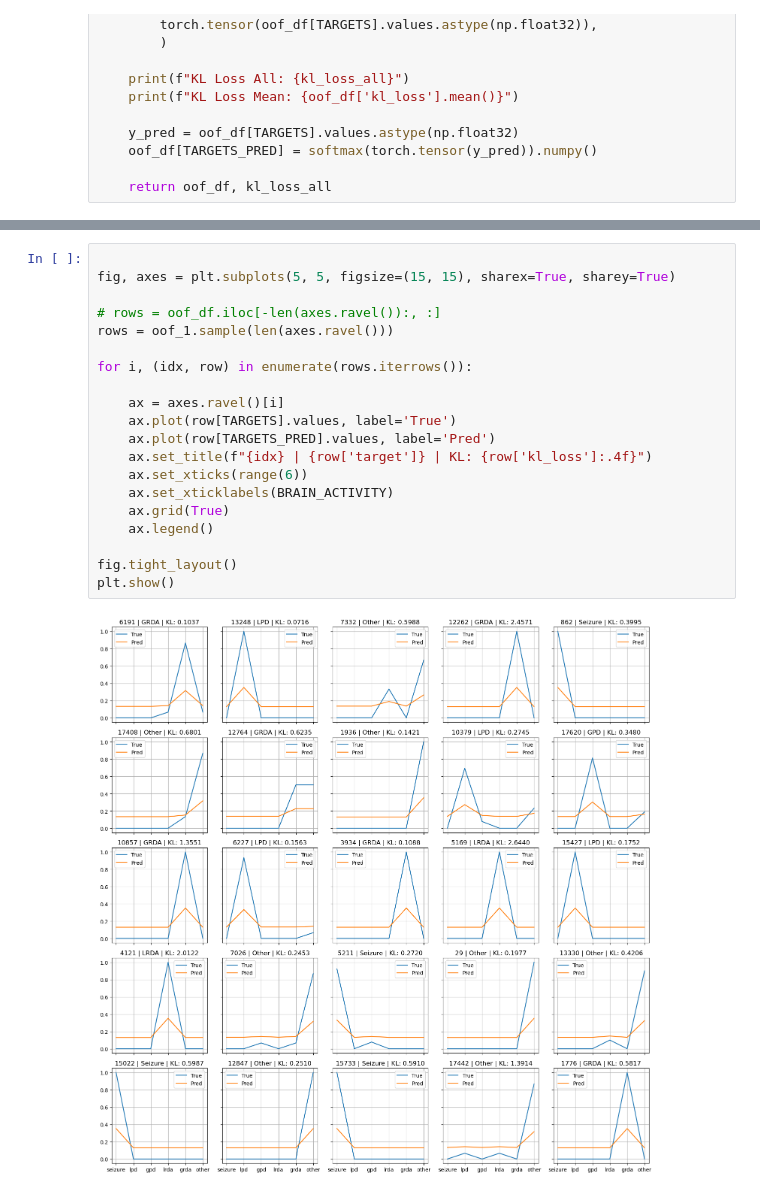
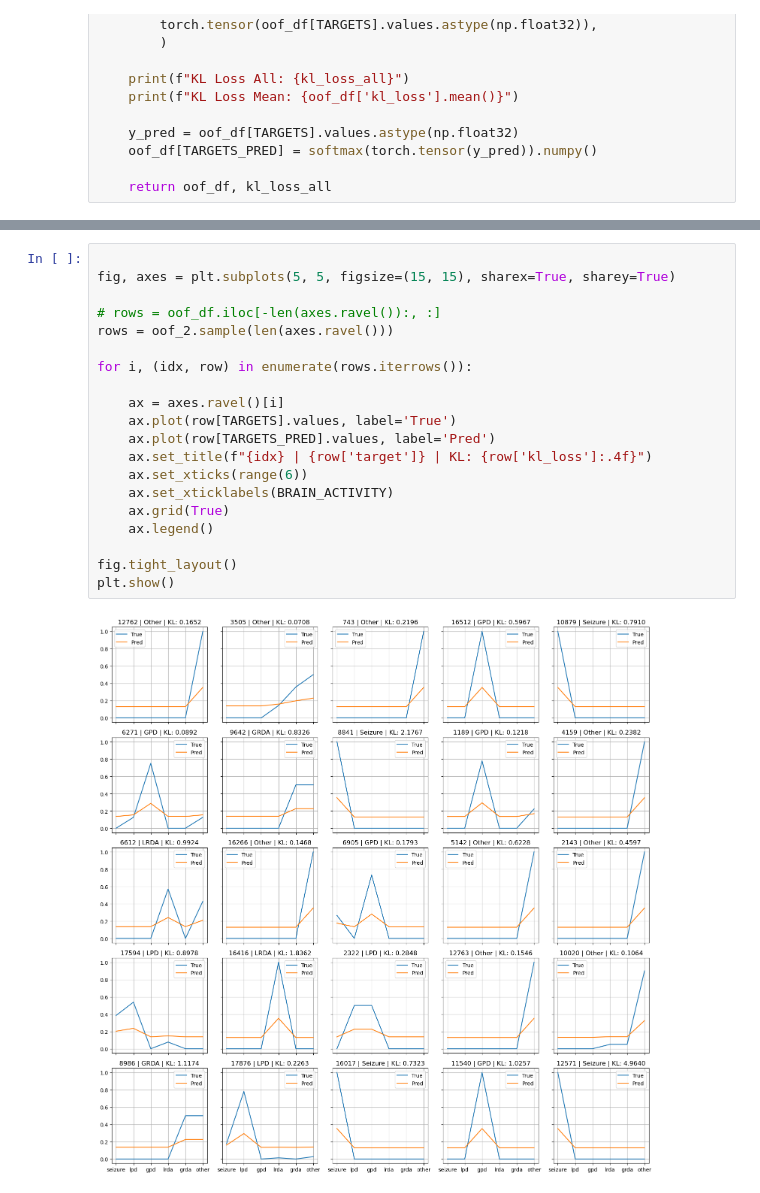
Before and after one commit to AzimuthLI/kaggle_hms, a Jupyter notebook: minimal_vitmae.ipynb, the cells around one changed output, grey strips where cells are left out. Drawn from its saved outputs; the diff is of its cells as text.

```diff
--- a/minimal_vitmae.ipynb
+++ b/minimal_vitmae.ipynb
@@ -155,22 +158,22 @@ oof_2, kl_loss_all = evaluate_oof("./outputs/ENet_b2_xymasking_regularize_001/EN
 # %%
 
 fig, axes = plt.subplots(5, 5, figsize=(15, 15), sharex=True, sharey=True)
 
 # rows = oof_df.iloc[-len(axes.ravel()):, :]
-rows = oof_1.sample(len(axes.ravel()))
+rows = oof_2.sample(len(axes.ravel()))
 
 for i, (idx, row) in enumerate(rows.iterrows()):
 
     ax = axes.ravel()[i]
     ax.plot(row[TARGETS].values, label='True')
     ax.plot(row[TARGETS_PRED].values, label='Pred')
     ax.set_title(f"{idx} | {row['target']} | KL: {row['kl_loss']:.4f}")
     ax.set_xticks(range(6))
     ax.set_xticklabels(BRAIN_ACTIVITY)
     ax.grid(True)
     ax.legend()
 
 fig.tight_layout()
 plt.show()
 # %% [output]
-[figure, old version]
+[figure, new version]
```
Also changed, not shown: parts of 1 cell of this notebook, 1 other file.
